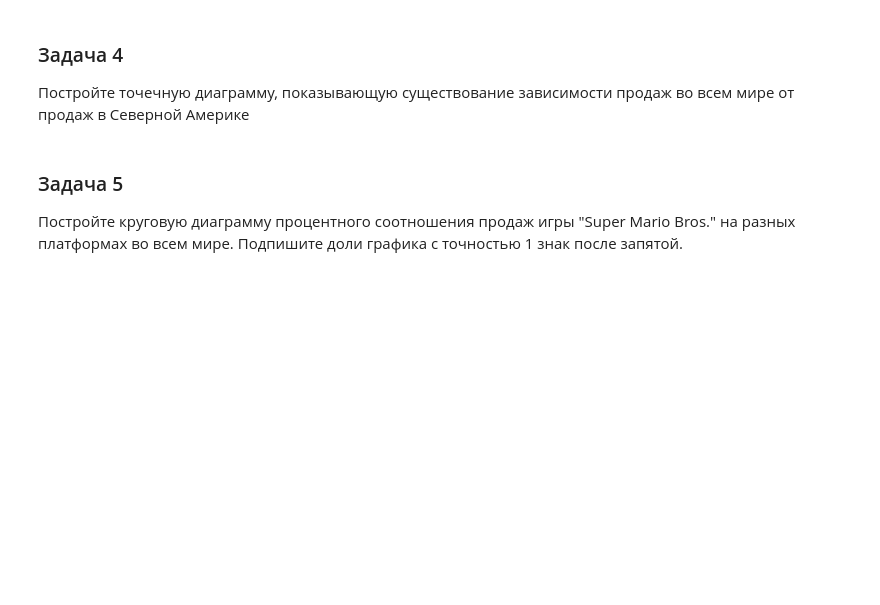
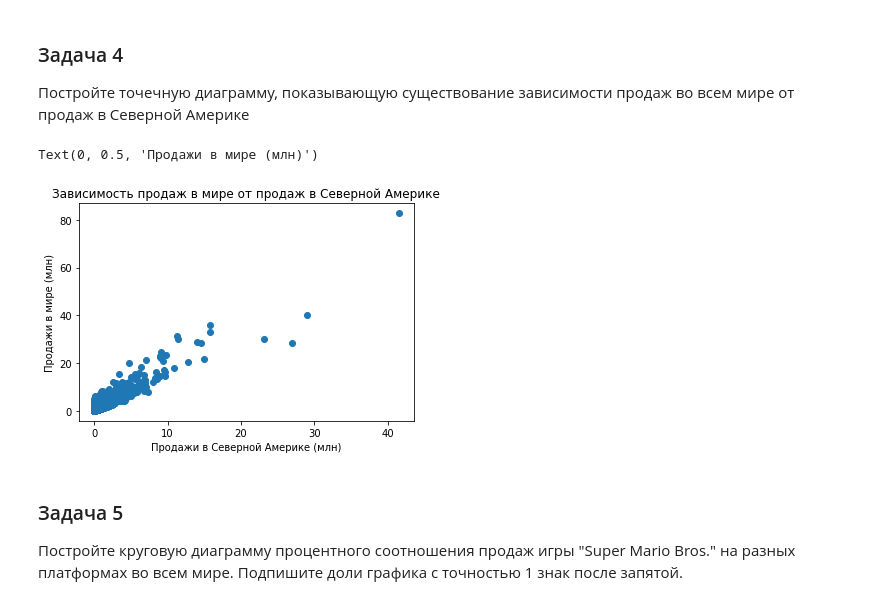
Before and after one commit to ziminas1990/SkillBox-DataScience, a Jupyter notebook: module-2-ds-basics/hw_5.ipynb, the cells around one changed output. Drawn from its saved outputs; the diff is of its cells as text; code cells hidden in the pictures; blank space fills up the shorter version.

```diff
--- a/module-2-ds-basics/hw_5.ipynb
+++ b/module-2-ds-basics/hw_5.ipynb
@@ -82,3 +120,11 @@ df.head()
+# %%
+plt.scatter(df["NA_Sales"], df["Global_Sales"])
+plt.title("Зависимость продаж в мире от продаж в Северной Америке")
+plt.xlabel("Продажи в Северной Америке (млн)")
+plt.ylabel("Продажи в мире (млн)")
+# %% [output]
+Text(0, 0.5, 'Продажи в мире (млн)')
+[figure, added]
 # %% [markdown]
 ### Задача 5
 
```
Also changed, not shown: parts of 20 cells of this notebook.
